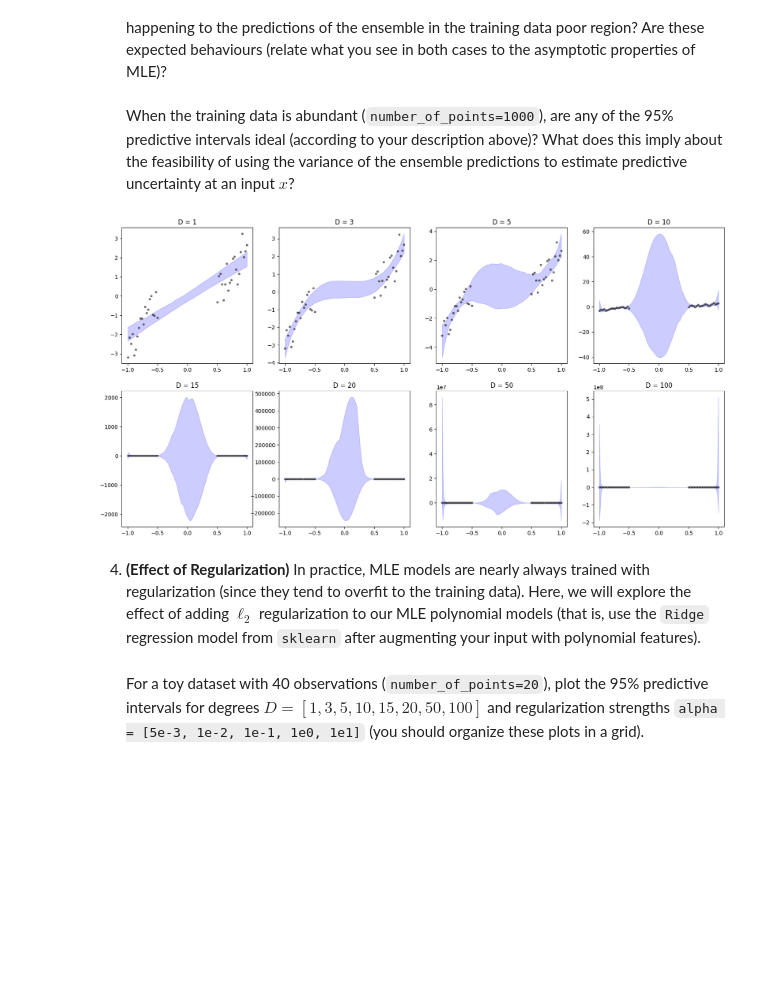
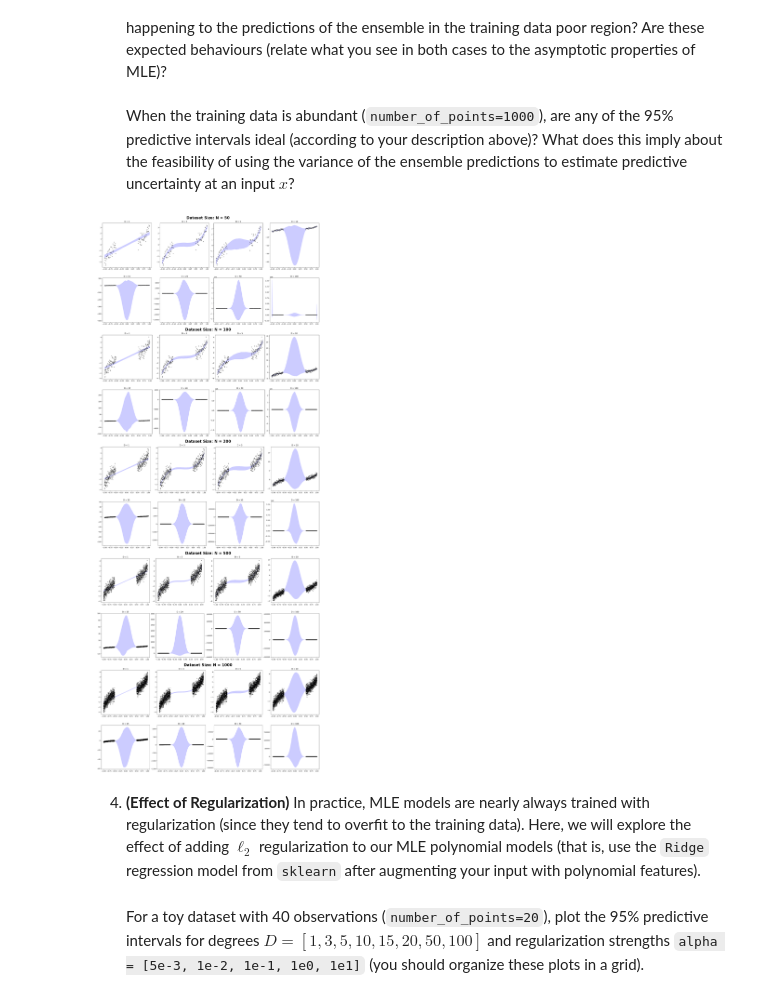
Before and after one commit to chihuangliu/ELEC70122_ML_for_Safety_Critical_Decision_Making, a Jupyter notebook: ELEC70122_HW1.ipynb, the cells around one changed output. Saved outputs shown, nothing was run; the diff lists cells and outputs as text; code cells hidden in the pictures; blank space fills up the shorter version.

```diff
--- a/ELEC70122_HW1.ipynb
+++ b/ELEC70122_HW1.ipynb
@@ -194,44 +194,56 @@ Make the same plots the 95% predictive intervals for degrees $D=[1,3,5,10,15,20,
 <br><br>
 When the training data is abundant (`number_of_points=1000`), are any of the 95% predictive intervals ideal (according to your description above)? What does this imply about the feasibility of using the variance of the ensemble predictions to estimate predictive uncertainty at an input $x$?
 # %%
-x_train, y_train, x_test = generate_data(number_of_points=20, noise_variance=0.3)
-
-Ds = [1, 3, 5, 10, 15, 20, 50, 100]
-
-
 def bootstrap(x, y, seed) -> tuple[np.ndarray, np.ndarray]:
     rng = np.random.default_rng(seed)
     n = x.shape[0]
     indices = rng.integers(0, n, size=n)
     return x[indices], y[indices]
 
 
+Ds = [1, 3, 5, 10, 15, 20, 50, 100]
+nums = [50, 100, 200, 500, 1000]
 num_bootstrap_models = 200
-seeds = rng.integers(0, 10000, size=num_bootstrap_models)
-fig, axs = plt.subplots(2, 4, figsize=(20, 10))
-axs = axs.flatten()
-for idx, D in enumerate(Ds):
-    preds = np.empty((num_bootstrap_models, x_test.shape[0]))
-    for i, seed in enumerate(seeds):
-        x_train_bs, y_train_bs = bootstrap(x_train, y_train, seed)
-        polynomial, model = fit_polynomial_linear_regression(x_train_bs, y_train_bs, D)
-        pred = predict_polynomial_linear_regression(x_test, polynomial, model)
-        pred = pred.flatten()
-        preds[i, :] = pred
 
-    pred_pr2_5 = np.percentile(preds, 2.5, axis=0)
-    pred_pr97_5 = np.percentile(preds, 97.5, axis=0)
+fig = plt.figure(figsize=(20, 50), constrained_layout=True)
+subfigs = fig.subfigures(5, 1)
+subfigs = subfigs.flatten()
 
-    ax = axs[idx]
-    ax.fill_between(
-        x_test, pred_pr2_5, pred_pr97_5, alpha=0.2, color="blue", label="95% CI"
-    )
-    # Optional: Plot the training points to see fit context
-    ax.scatter(x_train, y_train, color="black", s=10, alpha=0.5)
+for subfig, num in zip(subfigs, nums):
+    subfig.suptitle(f"Dataset Size: N = {num}", fontsize=24, fontweight="bold")
 
-    ax.set_title(f"D = {D}")
+    axs = subfig.subplots(2, 4)
+    axs = axs.flatten()
+
+    x_train, y_train, x_test = generate_data(number_of_points=num, noise_variance=0.3)
+
+    seeds = rng.integers(0, 10000, size=num_bootstrap_models)
+
+    for idx, D in enumerate(Ds):
+        preds = np.empty((num_bootstrap_models, x_test.shape[0]))
+        for i, seed in enumerate(seeds):
+            x_train_bs, y_train_bs = bootstrap(x_train, y_train, seed)
+            polynomial, model = fit_polynomial_linear_regression(
+                x_train_bs, y_train_bs, D
+            )
+            pred = predict_polynomial_linear_regression(x_test, polynomial, model)
+            pred = pred.flatten()
+            preds[i, :] = pred
+
+        pred_pr2_5 = np.percentile(preds, 2.5, axis=0)
+        pred_pr97_5 = np.percentile(preds, 97.5, axis=0)
+
+        ax = axs[idx]
+        ax.fill_between(
+            x_test, pred_pr2_5, pred_pr97_5, alpha=0.2, color="blue", label="95% CI"
+        )
+        ax.scatter(x_train, y_train, color="black", s=10, alpha=0.5)
+
+        ax.set_title(f"D = {D}")
+
+plt.show()
 # %% [output]
-[figure, old version]
+[figure, new version]
 # %% [markdown]
 4. **(Effect of Regularization)** In practice, MLE models are nearly always trained with regularization (since they tend to overfit to the training data). Here, we will explore the effect of adding $\ell_2$ regularization to our MLE polynomial models (that is, use the `Ridge` regression model from `sklearn` after augmenting your input with polynomial features). <br><br>
 For a toy dataset with 40 observations (`number_of_points=20`), plot the 95% predictive intervals for degrees $D = [1,3,5,10,15,20,50,100]$ and regularization strengths `alpha = [5e-3, 1e-2, 1e-1, 1e0, 1e1]` (you should organize these plots in a grid).<br><br>
```
Also changed, not shown: parts of 1 cell of this notebook.
